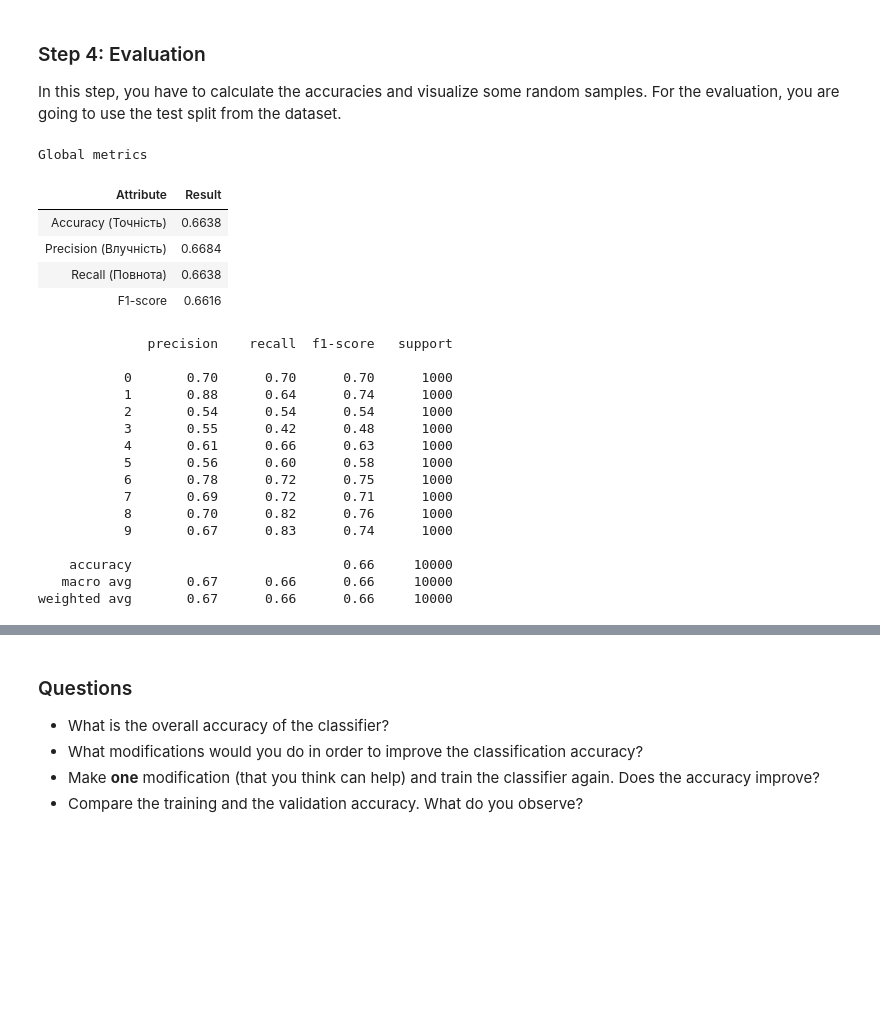
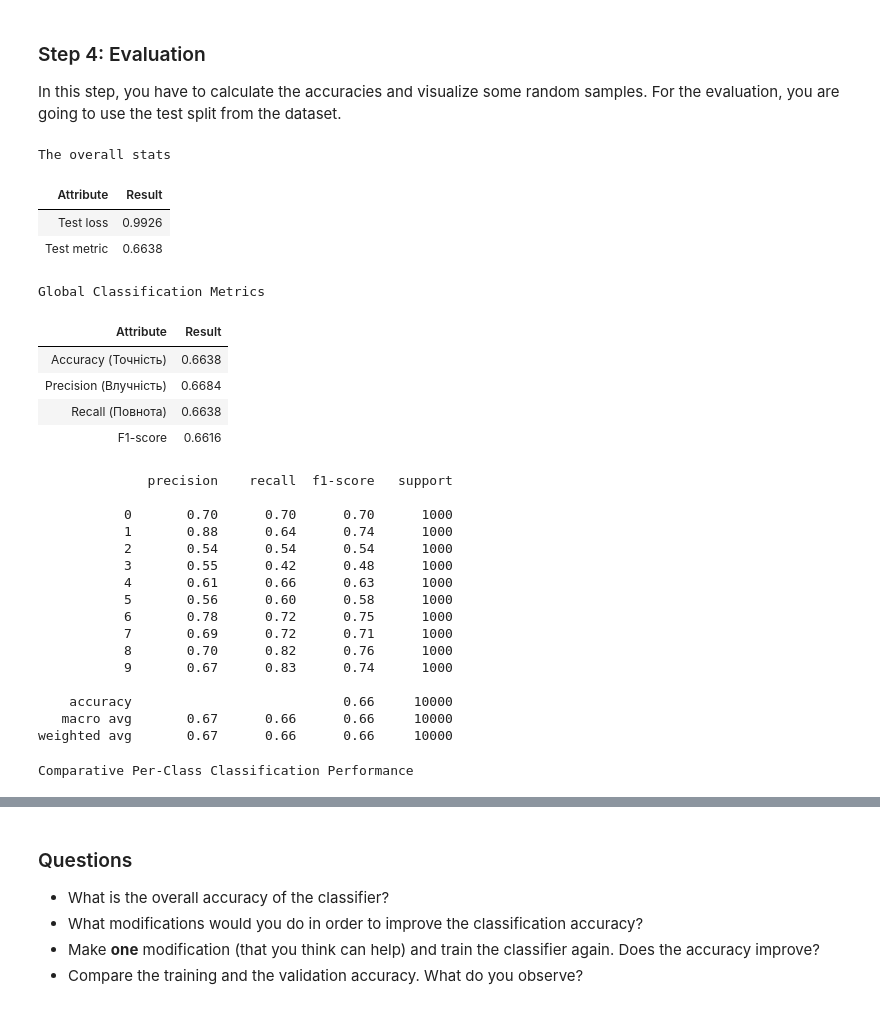
Before and after one commit to BogdanPinchuk/ComputerVision-PBY_HW14, a Jupyter notebook: Bohdan_Pinchuk_CV_HW14.ipynb, the cells around one changed output, grey strips where cells are left out. Drawn from its saved outputs; the diff is of its cells as text; code cells hidden in the pictures; blank space fills up the shorter version.

```diff
--- a/Bohdan_Pinchuk_CV_HW14.ipynb
+++ b/Bohdan_Pinchuk_CV_HW14.ipynb
@@ -548,50 +552,72 @@ In this step, you have to calculate the accuracies and visualize some random sam
 # %%
 # Evaluation
 
 import importlib
 import numpy as np
 import apps.main as mn
+import apps.reporter as rpt
+from apps.reporter import Reporter
+
 importlib.reload(mn)
 
 # Input data
 
 # Solution
+# Check the overall stats
+ev_loss, ev_accuracy = model.evaluate(x_test_n_sc, y_test_ohe, verbose=0)
+
+rp = rpt.Reporter()
+rp.tolerance = 4
+rp.add_item("Test loss", rp.format_value(ev_loss))
+rp.add_item("Test metric", rp.format_value(ev_accuracy))
 
 # Compute the labels and the predictions as sparse values
 y_pred_probs = model.predict(x_test_n_sc, verbose=0, callbacks=[mn.TqdmProgressCallback()])
 y_probs = np.max(y_pred_probs, axis=1)
 y_pred = np.argmax(y_pred_probs, axis=1)
 y_true = np.argmax(y_test_ohe, axis=1)
 
+# Compute and print the accuracy for each class
+classes_comparison = []
+for class_id, class_name in classes.items():
+    y_true_binary = (y_true == class_id).astype(int)
+    y_pred_binary = (y_pred == class_id).astype(int)
+    y_prob_binary = y_pred_probs[:, class_id]
+    # form unique report
+    classes_comparison.append((f"Metrics: {class_name}",
+                               mn.calc_class_metrics(y_true_binary, y_pred_binary, y_prob_binary,
+                                                     is_print=False, is_charts=False)))
 
-# # Compute and print the accuracy for each class
-# for class_id, class_name in classes.items():
-#     # acc =
-#     print(class_name)
-#
+# Print results
+rp.print_pd_report("The overall stats")
+_ = mn.calc_class_metrics(y_true, y_pred, caption="Global Classification Metrics")
 
-# # Print results
-_ = mn.calc_class_metrics(y_true, y_pred, caption="Global metrics")
+Reporter.print_concat_pd_reports(classes_comparison, "Comparative Per-Class Classification Performance")
 # %% [output]
-Global metrics
+The overall stats
 | Attribute | Result |
-| Accuracy (Точність) | 0.6638 |
-| Precision (Влучність) | 0.6684 |
-| Recall (Повнота) | 0.6638 |
-| F1-score | 0.6616 |
+| Test loss | 0.9926 |
+| Test metric | 0.6638 |
-              precision    recall  f1-score   support
-
-           0       0.70      0.70      0.70      1000
-           1       0.88      0.64      0.74      1000
-           2       0.54      0.54      0.54      1000
-           3       0.55      0.42      0.48      1000
-           4       0.61      0.66      0.63      1000
-           5       0.56      0.60      0.58      1000
-           6       0.78      0.72      0.75      1000
-           7       0.69      0.72      0.71      1000
-           8       0.70      0.82      0.76      1000
-           9       0.67      0.83      0.74      1000
-
-    accuracy                           0.66     10000
-   macro avg       0.67      0.66      0.66     10000
-weighted avg       0.67      0.66      0.66     10000
+Global Classification Metrics
+| Attribute | Result |
+| Accuracy (Точність) | 0.6638 |
+| Precision (Влучність) | 0.6684 |
+| Recall (Повнота) | 0.6638 |
+| F1-score | 0.6616 |
+              precision    recall  f1-score   support
+
+           0       0.70      0.70      0.70      1000
+           1       0.88      0.64      0.74      1000
+           2       0.54      0.54      0.54      1000
+           3       0.55      0.42      0.48      1000
+           4       0.61      0.66      0.63      1000
+           5       0.56      0.60      0.58      1000
+           6       0.78      0.72      0.75      1000
+           7       0.69      0.72      0.71      1000
+           8       0.70      0.82      0.76      1000
+           9       0.67      0.83      0.74      1000
+
+    accuracy                           0.66     10000
+   macro avg       0.67      0.66      0.66     10000
+weighted avg       0.67      0.66      0.66     10000
+Comparative Per-Class Classification Performance
```
Also changed, not shown: parts of 6 cells of this notebook, 1 other file.
